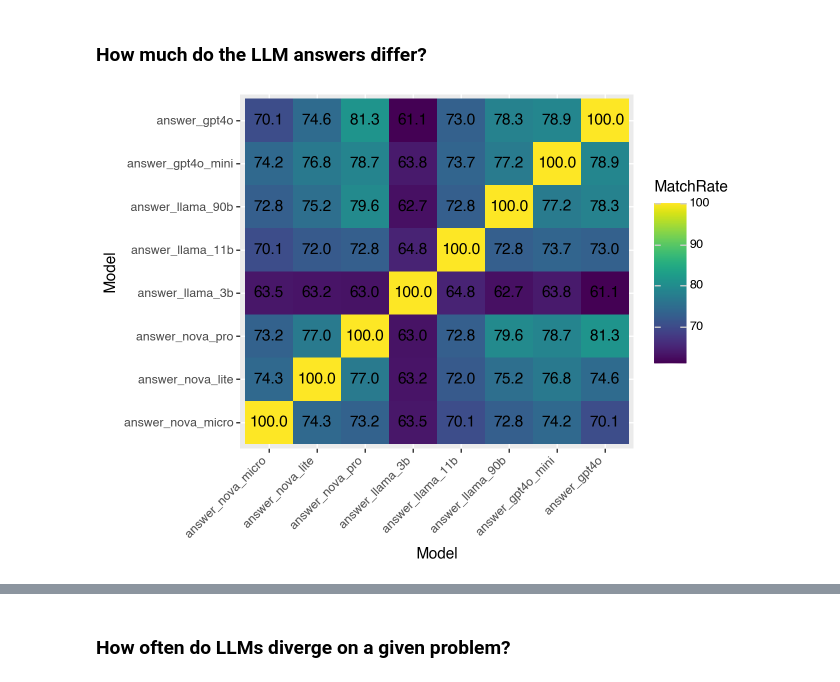
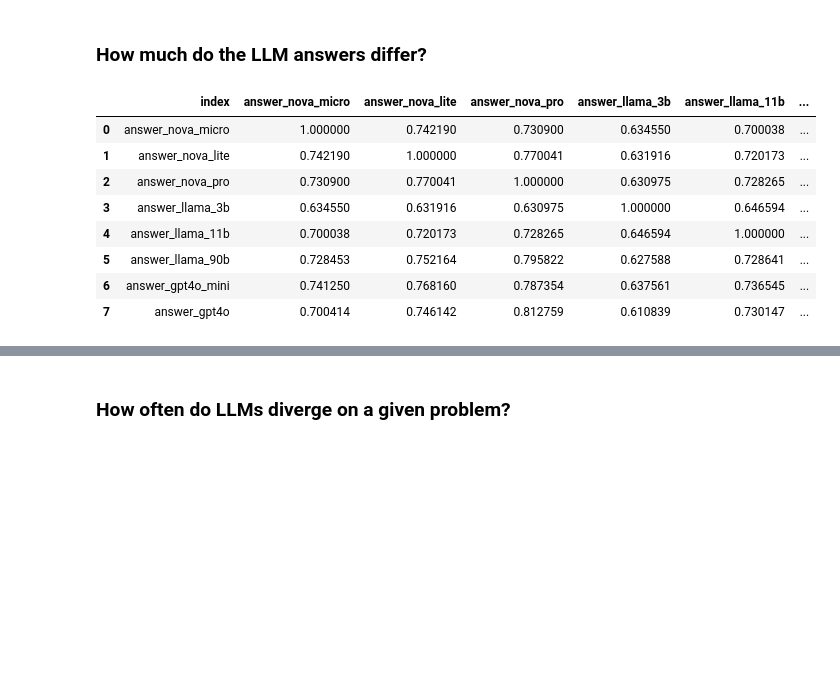
Before and after one commit to chuck-arvin/CaseHOLD2025, a Jupyter notebook: CaseHOLD-Analysis.ipynb, the cells around one changed output, grey strips where cells are left out. Drawn from its saved outputs; the diff is of its cells as text; code cells hidden in the pictures; blank space fills up the shorter version.

```diff
--- a/CaseHOLD-Analysis.ipynb
+++ b/CaseHOLD-Analysis.ipynb
@@ -319,7 +322,15 @@ m_matchrate['first'] = pd.Categorical(m_matchrate['first'], ordered=True, catego
 m_matchrate['second'] = pd.Categorical(m_matchrate['second'], ordered=True, categories = vars)
 # %%
 m_matchrate['MatchRate'] = np.round(100 * m_matchrate['value'], 1)
-# %%
-ggplot(mapping = aes(x = 'second', y = 'first', fill = 'MatchRate'), data = m_matchrate) + geom_tile() + geom_text(aes(label = 'MatchRate')) + theme(axis_text_x = element_text(angle = 45 , hjust = 1)) + xlab("Model") + ylab("Model")
-# %% [output]
-[figure, removed]
+# %%
+matchrate
+# %% [output]
+|  | index | answer_nova_micro | answer_nova_lite | answer_nova_pro | answer_llama_3b | answer_llama_11b | ... |
+| 0 | answer_nova_micro | 1.000000 | 0.742190 | 0.730900 | 0.634550 | 0.700038 | ... |
+| 1 | answer_nova_lite | 0.742190 | 1.000000 | 0.770041 | 0.631916 | 0.720173 | ... |
+| 2 | answer_nova_pro | 0.730900 | 0.770041 | 1.000000 | 0.630975 | 0.728265 | ... |
+| 3 | answer_llama_3b | 0.634550 | 0.631916 | 0.630975 | 1.000000 | 0.646594 | ... |
+| 4 | answer_llama_11b | 0.700038 | 0.720173 | 0.728265 | 0.646594 | 1.000000 | ... |
+| 5 | answer_llama_90b | 0.728453 | 0.752164 | 0.795822 | 0.627588 | 0.728641 | ... |
+| 6 | answer_gpt4o_mini | 0.741250 | 0.768160 | 0.787354 | 0.637561 | 0.736545 | ... |
+| 7 | answer_gpt4o | 0.700414 | 0.746142 | 0.812759 | 0.610839 | 0.730147 | ... |
```
Also changed, not shown: parts of 20 cells of this notebook.
